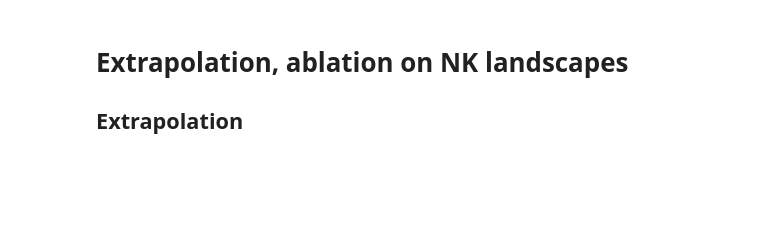
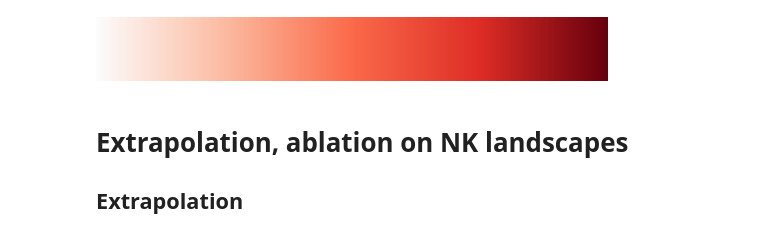
Before and after one commit to RSCJacksonLab/nk-ml, a Jupyter notebook: notebooks/extrapolation_ablation_visualisation.ipynb, the cells around one changed output. Drawn from its saved outputs; the diff is of its cells as text; code cells hidden in the pictures; blank space fills up the shorter version.

Commit message:
Figure making code

```diff
--- a/notebooks/extrapolation_ablation_visualisation.ipynb
+++ b/notebooks/extrapolation_ablation_visualisation.ipynb
@@ -7,4 +9,18 @@ import pickle
 from matplotlib.patches import Rectangle
+# %%
+# modified "Reds" cmap
+
+red_cmap = mcolors.LinearSegmentedColormap.from_list(
+    "",
+    [np.array(mcolors.to_rgb("#fcfcfc")),
+     np.array(mcolors.to_rgb("#fcbba1")),
+     np.array(mcolors.to_rgb("#fb6a4a")),
+     np.array(mcolors.to_rgb("#de2d26")),
+     np.array(mcolors.to_rgb("#67000d"))])
+
+red_cmap
+# %% [output]
+[figure, added]
 # %% [markdown]
 # Extrapolation, ablation on NK landscapes
 ## Extrapolation
```
Also changed, not shown: parts of 26 cells of this notebook, 38 other files.
